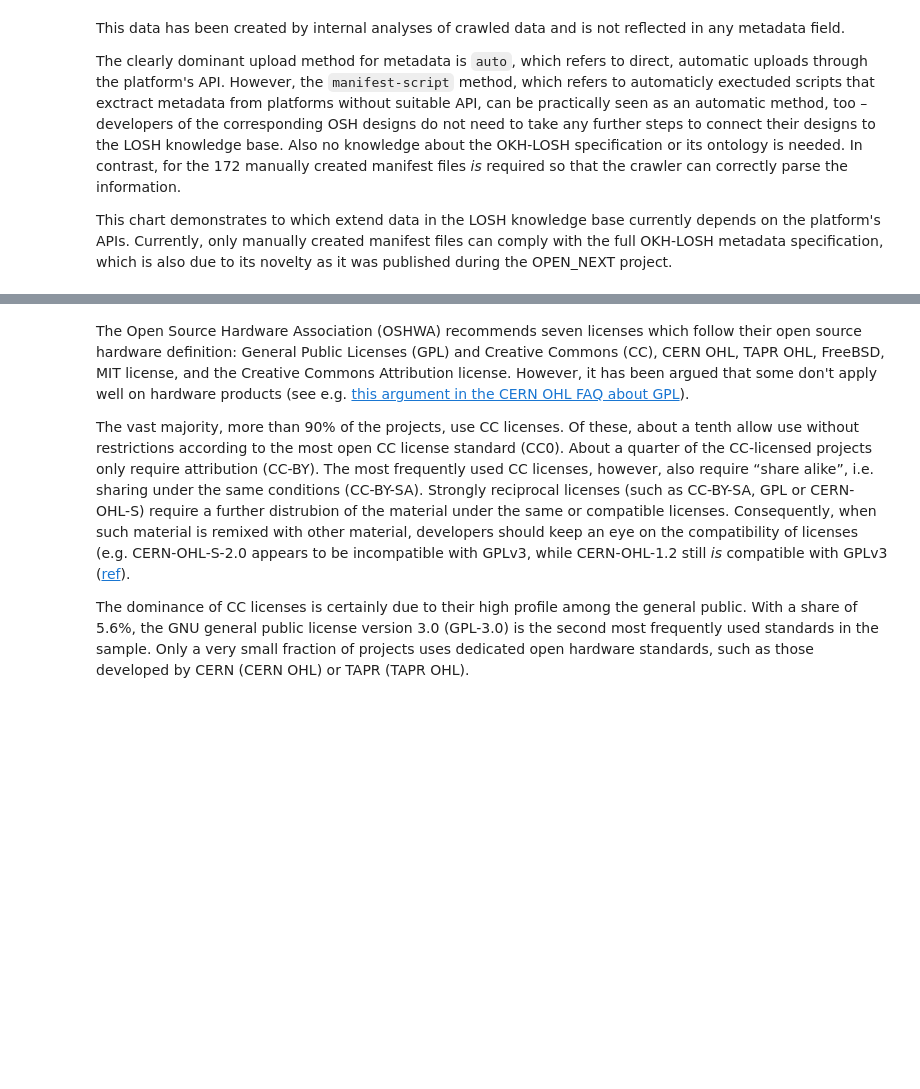
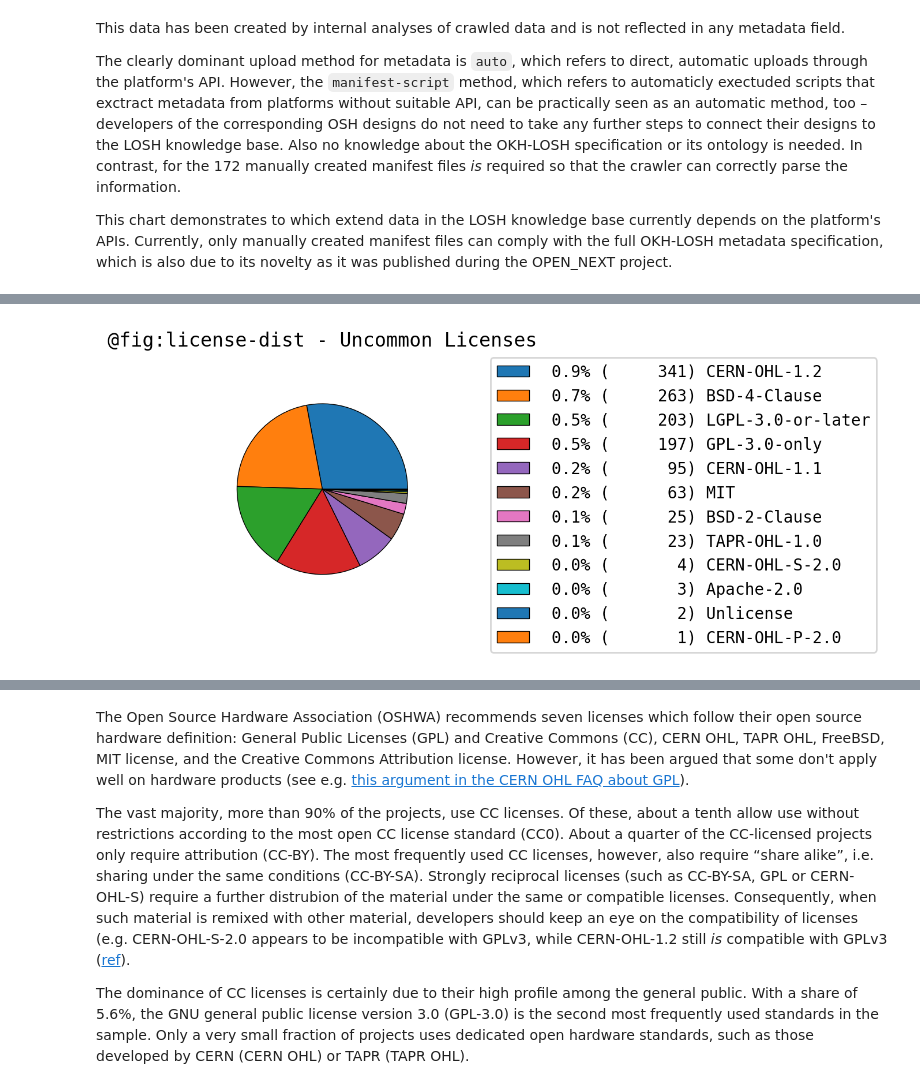
Before and after one commit to OPEN-NEXT/LOSH-Reporter, a Jupyter notebook: report.ipynb, the cells around one changed output, grey strips where cells are left out. Cells and saved outputs as stored; diff of their text form; code cells hidden in the pictures; blank space fills up the shorter version.

```diff
--- a/report.ipynb
+++ b/report.ipynb
@@ -505,0 +510,16 @@ fig_03, ax_03 = piechart_create(
+# %%
+# pie chart showing the distribution of *not* common `spdxLicense` values
+x_selector="licenseDistIndNew.license"
+y_selector="licenseDistIndNew.count"
+acc_frac=0.01
+x, y = fetch_xy(x_selector, y_selector)
+x, y, p_mult = remove_above_frac(x, y, acc_frac)
+fig_04, ax_04 = piechart_create(
+    x,
+    y,
+    title="@fig:license-dist - Uncommon Licenses",
+    label="license-uncommon",
+    legend_vals=True,
+    percent_multiplier=p_mult)
+# %% [output]
+[figure, added]
```
Also changed, not shown: parts of 9 cells of this notebook.
